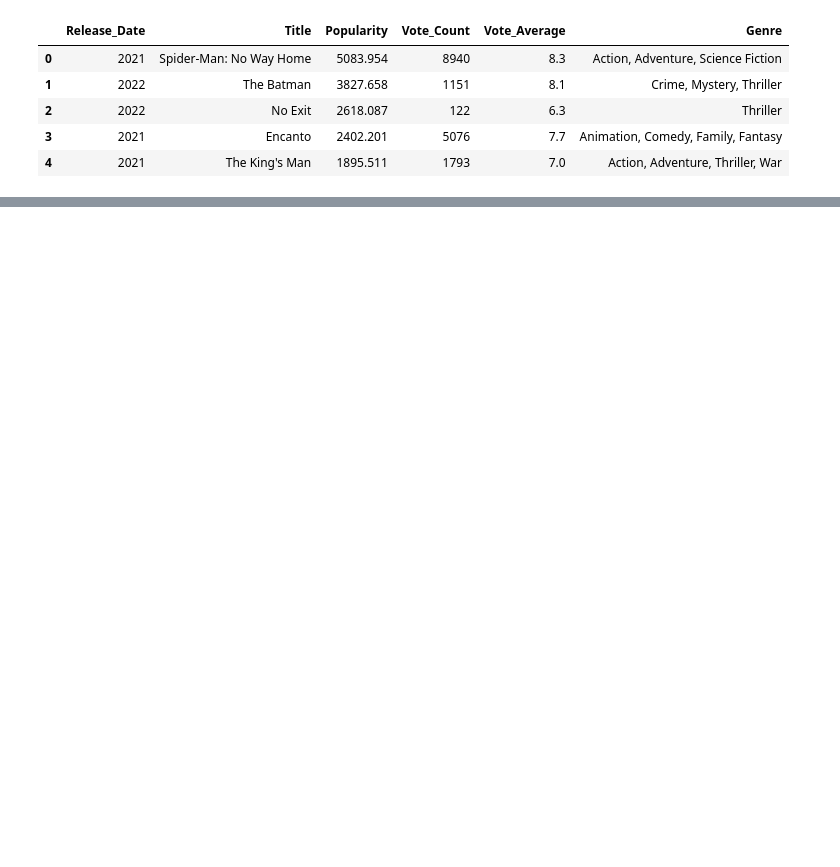
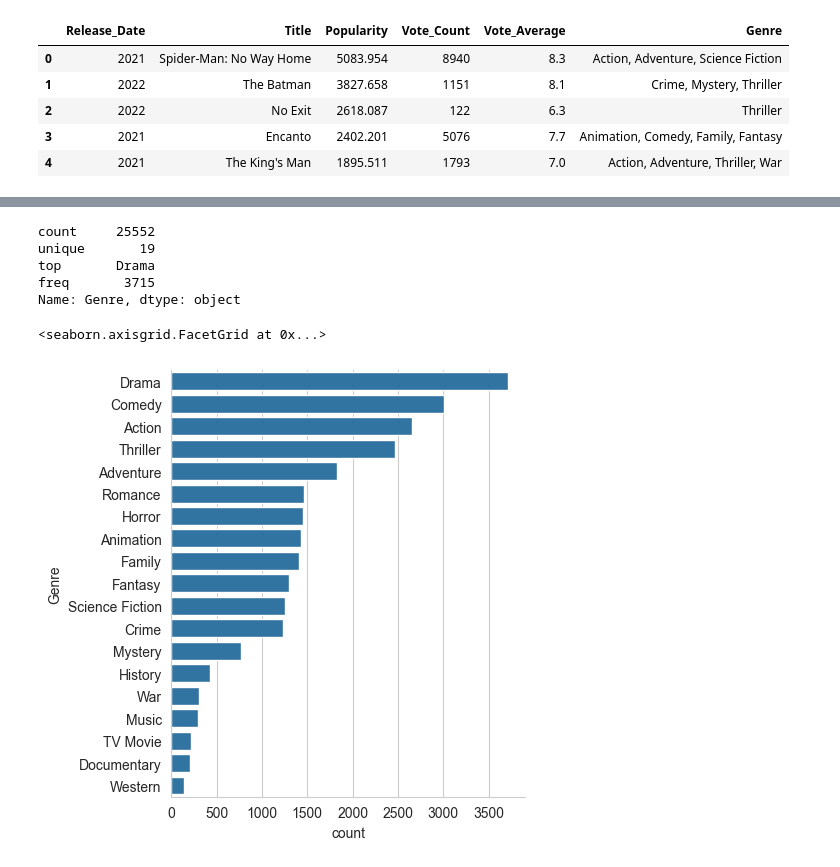
Before and after one commit to Faizan63-Siddiqui/Netflix-Project, a Jupyter notebook: Netflix.ipynb, the cells around one changed output, grey strips where cells are left out. Cells and saved outputs as stored; diff of their text form; code cells hidden in the pictures; blank space fills up the shorter version.

```diff
--- a/Netflix.ipynb
+++ b/Netflix.ipynb
@@ -141,0 +149,3 @@ TypeError: cut() got an unexpected keyword argument 'duplicate'. Did you mean 'd
+# %%
+df.dropna(inplace=True)
+df.isna().sum()
@@ -141,0 +160,5 @@ TypeError: cut() got an unexpected keyword argument 'duplicate'. Did you mean 'd
+# %%
+#split genrre into as list like 1,2,3 1 next line 2 next line 3 thsi format
+df['Genre']=df['Genre'].str.split(', ')
+df=df.explode('Genre').reset_index(drop=True)
+df.head()
@@ -141,0 +172,4 @@ TypeError: cut() got an unexpected keyword argument 'duplicate'. Did you mean 'd
+# %%
+#convering into vategory type
+df['Genre']=df['Genre'].astype('category')
+df['Genre'].dtype
@@ -141,0 +208,17 @@ TypeError: cut() got an unexpected keyword argument 'duplicate'. Did you mean 'd
+# %%
+sns.set_style('whitegrid')
+# %%
+#what is most frequent genre pf movie released on netflix
+df['Genre'].describe()
+# %% [output]
+count     25552
+unique       19
+top       Drama
+freq       3715
+Name: Genre, dtype: object
+# %%
+sns.catplot(y='Genre',data=df,kind='count',
+            order=df['Genre'].value_counts().index)
+# %% [output]
+<seaborn.axisgrid.FacetGrid at 0x...>
+[figure, added]
```
Also changed, not shown: parts of 13 cells of this notebook.
